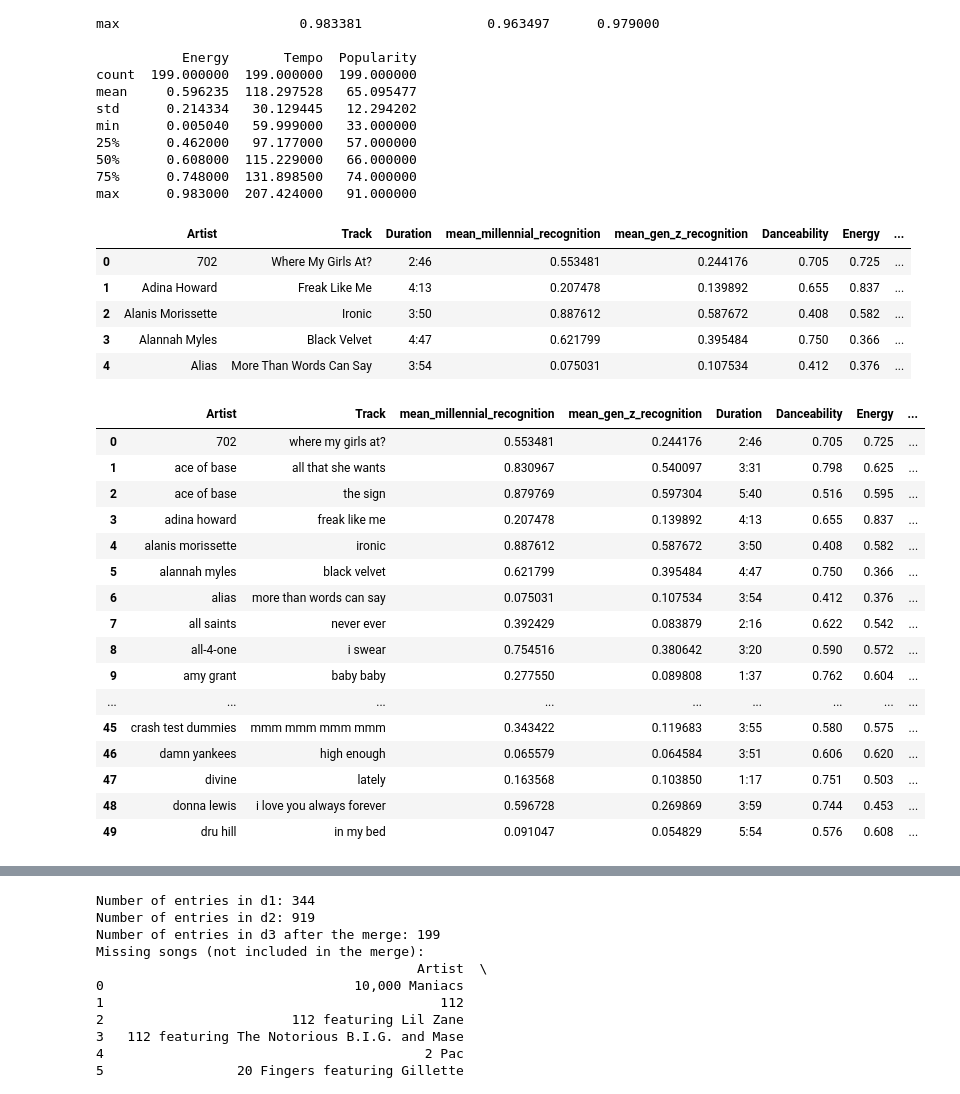
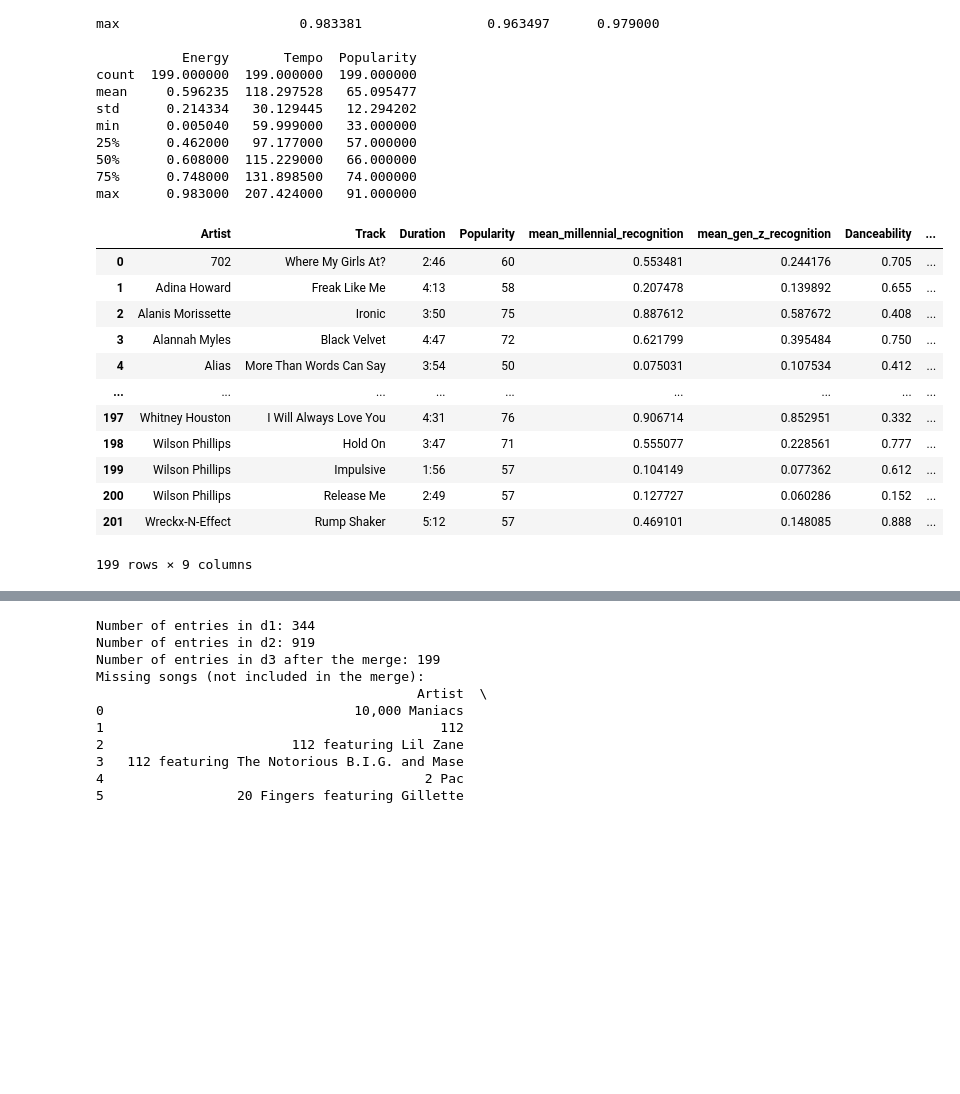
Before and after one commit to Futuroent/1990sclassichits, a Jupyter notebook: notebooks/projet_test_copy.ipynb, the cells around one changed output, grey strips where cells are left out. Drawn from its saved outputs; the diff is of its cells as text; code cells hidden in the pictures; blank space fills up the shorter version.

```diff
--- a/notebooks/projet_test_copy.ipynb
+++ b/notebooks/projet_test_copy.ipynb
@@ -72,37 +72,24 @@ min      0.005040   59.999000   33.000000
 75%      0.748000  131.898500   74.000000
 max      0.983000  207.424000   91.000000
 # %%
-# Ensure that the columns are in the correct order in d3
-d3 = d3[['Artist', 'Track', 'Duration', 'mean_millennial_recognition', 'mean_gen_z_recognition',
-         'Danceability', 'Energy', 'Tempo', 'Popularity']]
+# Rearrange the columns so that 'Popularity' comes directly after 'Duration' and 'Duration' comes directly after 'Track'
+d3 = d3[['Artist', 'Track', 'Duration', 'Popularity', 'mean_millennial_recognition', 'mean_gen_z_recognition',
+         'Danceability', 'Energy', 'Tempo']]
 
 # Display the first few rows to confirm the order
-display(d3.head())
+display(d3)
 # %% [output]
-|  | Artist | Track | Duration | mean_millennial_recognition | mean_gen_z_recognition | Danceability | Energy | ... |
-| 0 | 702 | Where My Girls At? | 2:46 | 0.553481 | 0.244176 | 0.705 | 0.725 | ... |
-| 1 | Adina Howard | Freak Like Me | 4:13 | 0.207478 | 0.139892 | 0.655 | 0.837 | ... |
-| 2 | Alanis Morissette | Ironic | 3:50 | 0.887612 | 0.587672 | 0.408 | 0.582 | ... |
-| 3 | Alannah Myles | Black Velvet | 4:47 | 0.621799 | 0.395484 | 0.750 | 0.366 | ... |
-| 4 | Alias | More Than Words Can Say | 3:54 | 0.075031 | 0.107534 | 0.412 | 0.376 | ... |
+|  | Artist | Track | Duration | Popularity | mean_millennial_recognition | mean_gen_z_recognition | Danceability | ... |
+| 0 | 702 | Where My Girls At? | 2:46 | 60 | 0.553481 | 0.244176 | 0.705 | ... |
+| 1 | Adina Howard | Freak Like Me | 4:13 | 58 | 0.207478 | 0.139892 | 0.655 | ... |
+| 2 | Alanis Morissette | Ironic | 3:50 | 75 | 0.887612 | 0.587672 | 0.408 | ... |
+| 3 | Alannah Myles | Black Velvet | 4:47 | 72 | 0.621799 | 0.395484 | 0.750 | ... |
+| 4 | Alias | More Than Words Can Say | 3:54 | 50 | 0.075031 | 0.107534 | 0.412 | ... |
+| ... | ... | ... | ... | ... | ... | ... | ... | ... |
+| 197 | Whitney Houston | I Will Always Love You | 4:31 | 76 | 0.906714 | 0.852951 | 0.332 | ... |
+| 198 | Wilson Phillips | Hold On | 3:47 | 71 | 0.555077 | 0.228561 | 0.777 | ... |
+| 199 | Wilson Phillips | Impulsive | 1:56 | 57 | 0.104149 | 0.077362 | 0.612 | ... |
+| 200 | Wilson Phillips | Release Me | 2:49 | 57 | 0.127727 | 0.060286 | 0.152 | ... |
+| 201 | Wreckx-N-Effect | Rump Shaker | 5:12 | 57 | 0.469101 | 0.148085 | 0.888 | ... |
+199 rows × 9 columns
-# %%
-d3.head(50)
-# %% [output]
-|  | Artist | Track | mean_millennial_recognition | mean_gen_z_recognition | Duration | Danceability | Energy | ... |
-| 0 | 702 | where my girls at? | 0.553481 | 0.244176 | 2:46 | 0.705 | 0.725 | ... |
-| 1 | ace of base | all that she wants | 0.830967 | 0.540097 | 3:31 | 0.798 | 0.625 | ... |
-| 2 | ace of base | the sign | 0.879769 | 0.597304 | 5:40 | 0.516 | 0.595 | ... |
-| 3 | adina howard | freak like me | 0.207478 | 0.139892 | 4:13 | 0.655 | 0.837 | ... |
-| 4 | alanis morissette | ironic | 0.887612 | 0.587672 | 3:50 | 0.408 | 0.582 | ... |
-| 5 | alannah myles | black velvet | 0.621799 | 0.395484 | 4:47 | 0.750 | 0.366 | ... |
-| 6 | alias | more than words can say | 0.075031 | 0.107534 | 3:54 | 0.412 | 0.376 | ... |
-| 7 | all saints | never ever | 0.392429 | 0.083879 | 2:16 | 0.622 | 0.542 | ... |
-| 8 | all-4-one | i swear | 0.754516 | 0.380642 | 3:20 | 0.590 | 0.572 | ... |
-| 9 | amy grant | baby baby | 0.277550 | 0.089808 | 1:37 | 0.762 | 0.604 | ... |
-| ... | ... | ... | ... | ... | ... | ... | ... | ... |
-| 45 | crash test dummies | mmm mmm mmm mmm | 0.343422 | 0.119683 | 3:55 | 0.580 | 0.575 | ... |
-| 46 | damn yankees | high enough | 0.065579 | 0.064584 | 3:51 | 0.606 | 0.620 | ... |
-| 47 | divine | lately | 0.163568 | 0.103850 | 1:17 | 0.751 | 0.503 | ... |
-| 48 | donna lewis | i love you always forever | 0.596728 | 0.269869 | 3:59 | 0.744 | 0.453 | ... |
-| 49 | dru hill | in my bed | 0.091047 | 0.054829 | 5:54 | 0.576 | 0.608 | ... |
 # %%
```
Also changed, not shown: parts of 10 cells of this notebook, 1 other file.
